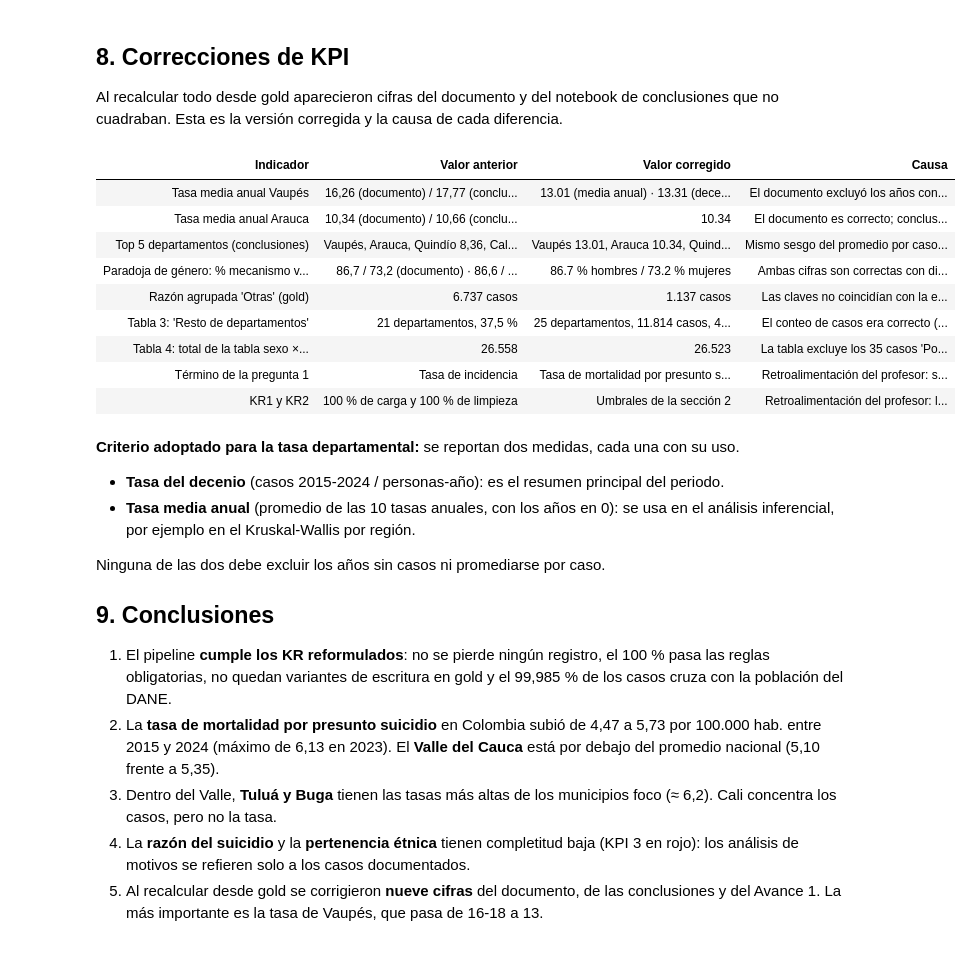
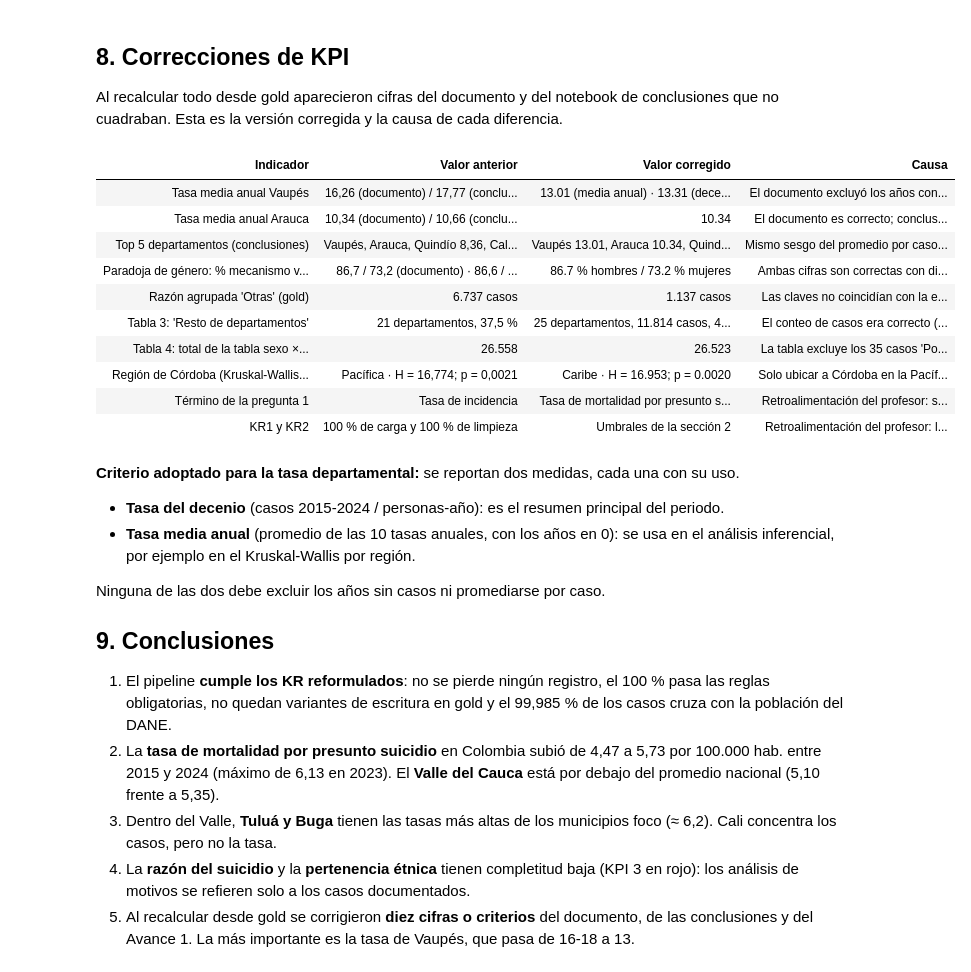
Before and after one commit to danielgomez03/etl-suicidios-colombia, a Jupyter notebook: notebooks/informe.ipynb, the cells around one changed output. Saved outputs shown, nothing was run; the diff lists cells and outputs as text; code cells hidden in the pictures.

```diff
--- a/notebooks/informe.ipynb
+++ b/notebooks/informe.ipynb
@@ -391,0 +395,35 @@ Para el resto de municipios no se calcula tasa: con tan pocos casos sería inest
+# %%
+dec_mun = tasas[(tasas["nivel"] == "Municipio") & (tasas["tipo_periodo"] == "decenio") & (tasas["grupo_edad"] == "Total")]
+por_sexo = dec_mun.pivot_table(index="territorio", columns="sexo", values=["casos", "tasa_100k"])
+por_sexo[("tasa_100k", "Razón H:M")] = (por_sexo[("tasa_100k", "Hombre")] / por_sexo[("tasa_100k", "Mujer")]).round(1)
+inestables = dec_mun[~dec_mun["estable"].astype(bool)].groupby("territorio")["sexo"].agg(", ".join)
+por_sexo[("inestable (< 20 casos)", "")] = por_sexo.index.map(inestables).fillna("—")
+referencia = tasas[(tasas["tipo_periodo"] == "decenio") & (tasas["grupo_edad"] == "Total")
+                   & (tasas["nivel"].eq("Nacional") | tasas["codigo"].eq(FOCO))].pivot_table(index="territorio", columns="sexo", values="tasa_100k")
+print("Referencia (tasa 2015-2024):"); display(referencia)
+display(por_sexo.sort_values(("tasa_100k", "Hombre"), ascending=False))
+
+fig, ax = plt.subplots(figsize=(10, 4))
+orden_h = por_sexo.sort_values(("tasa_100k", "Hombre"), ascending=False).index
+x = range(len(orden_h)); ancho = 0.38
+for i, (sexo, color) in enumerate([("Hombre", AZUL), ("Mujer", NARANJA)]):
+    d = dec_mun[dec_mun["sexo"] == sexo].set_index("territorio").loc[orden_h]
+    xs = [xi + (i - 0.5) * (ancho + 0.02) for xi in x]
+    barras = ax.bar(xs, d["tasa_100k"], width=ancho, color=color, label=sexo)
+    for b, estable in zip(barras, d["estable"].astype(bool)):
+        if not estable:
+            b.set_hatch("///"); b.set_edgecolor("#fcfcfb")
+    ax.axhline(referencia.loc["Valle del Cauca", sexo], color=color, ls="--", lw=1)
+ax.set_xticks(list(x)); ax.set_xticklabels(orden_h)
+ax.set(title="Municipios foco: tasa 2015-2024 por sexo (líneas: Valle del Cauca)", ylabel="Tasa por 100.000 hab.")
+from matplotlib.patches import Patch
+ax.legend(handles=[Patch(color=AZUL, label="Hombre"), Patch(color=NARANJA, label="Mujer")]); ax.grid(axis="x", visible=False)
+fig.text(0.01, -0.03, "Barras rayadas: tasa inestable (< 20 casos).", fontsize=9, color="#52514e")
+plt.tight_layout(); plt.show()
+
+grupos = tasas[(tasas["nivel"] == "Municipio") & (tasas["tipo_periodo"] == "decenio") & (tasas["sexo"] == "Total")
+               & (tasas["grupo_edad"] != "Total")]
+print("Grupos de edad con tasa estable en el decenio (de 17):", grupos.groupby("territorio")["estable"].sum().astype(int).to_dict())
+cali = grupos[grupos["territorio"] == "Cali"].set_index("grupo_edad").reindex(dim_edad["grupo_edad"])
+print("Cali, tasa 2015-2024 por grupo de edad (ambos sexos):")
+cali[["casos", "poblacion", "tasa_100k", "estable"]].T
@@ -638,6 +708,12 @@ arauca = anual[anual["territorio"] == "Arauca"]
 por_caso = casos.merge(anual[["codigo", "periodo", "tasa_100k"]].assign(periodo=lambda d: d["periodo"].astype(int)),
                        left_on=["codigo_dane_departamento", "ano_del_hecho"], right_on=["codigo", "periodo"])
 por_caso = por_caso.groupby("departamento_del_hecho_dane")["tasa_100k"].mean()
+
+from scipy import stats
+media_dep = anual.groupby(["territorio", "region"])["tasa_100k"].mean().reset_index()
+kw = lambda d: stats.kruskal(*[g["tasa_100k"].values for _, g in d.groupby("region")])
+kw_correcto = kw(media_dep)
+kw_documento = kw(media_dep.assign(region=media_dep["region"].where(media_dep["territorio"] != "Córdoba", "Pacifica")))
 
 pg = casos[casos["tipo_mecanismo"] != "Por determinar"].groupby("sexo_de_la_victima")["es_violento"].mean() * 100
 pg_con = casos.groupby("sexo_de_la_victima")["es_violento"].mean() * 100
@@ -656,33 +732,38 @@ correcciones = pd.DataFrame([
     ["Top 5 departamentos (conclusiones)", "Vaupés, Arauca, Quindío 8,36, Caldas 8,04, Guaviare 8,02",
      ", ".join(f"{r.territorio} {r.tasa_media_anual:.2f}" for r in resumen_dep.sort_values("tasa_media_anual", ascending=False).head(5).itertuples()),
      "Mismo sesgo del promedio por caso; Guaviare sale del top 5 y entra Risaralda"],
     ["Paradoja de género: % mecanismo violento", "86,7 / 73,2 (documento) · 86,6 / 73,0 (conclusiones)",
      f"{pg['Hombre']:.1f} % hombres / {pg['Mujer']:.1f} % mujeres",
      f"Ambas cifras son correctas con distinto denominador: conclusiones incluyó los 35 'Por determinar' "
      f"({pg_con['Hombre']:.1f} / {pg_con['Mujer']:.1f}). Se adopta el criterio del documento (excluirlos), igual que en la prueba chi-cuadrado"],
     ["Razón agrupada 'Otras' (gold)", "6.737 casos", f"{fmt((casos['razon_agrupada']=='Otras').sum())} casos",
      "Las claves no coincidían con la escritura real: conflicto de pareja, enfermedad física o mental, abuso de sustancias "
      "y muerte de familiar caían en 'Otras'. Corregido; coincide con la Tabla 8 del documento"],
     ["Tabla 3: 'Resto de departamentos'", "21 departamentos, 37,5 %",
      f"{n_resto_dep} departamentos, {fmt(len(resto))} casos, {len(resto)/len(casos)*100:.1f} %",
      "El conteo de casos era correcto (11.814), pero el número de departamentos y el porcentaje no"],
     ["Tabla 4: total de la tabla sexo × mecanismo", "26.558", fmt((casos["tipo_mecanismo"] != "Por determinar").sum()),
      "La tabla excluye los 35 casos 'Por determinar', así que su total es 26.523"],
+    ["Región de Córdoba (Kruskal-Wallis por región)", f"Pacífica · H = 16,774; p = 0,0021",
+     f"Caribe · H = {kw_correcto.statistic:.3f}; p = {kw_correcto.pvalue:.4f}",
+     f"Solo ubicar a Córdoba en la Pacífica reproduce exactamente el H del documento ({kw_documento.statistic:.3f}); "
+     "Córdoba pertenece a la región Caribe. La conclusión no cambia: se rechaza H0 y Andina vs. Caribe sigue siendo significativa"],
     ["Término de la pregunta 1", "Tasa de incidencia", "Tasa de mortalidad por presunto suicidio",
      "Retroalimentación del profesor: son defunciones, no casos nuevos de una enfermedad"],
     ["KR1 y KR2", "100 % de carga y 100 % de limpieza", "Umbrales de la sección 2",
      "Retroalimentación del profesor: los datos reales pueden traer registros inválidos que se rechazan y documentan"],
 ], columns=["Indicador", "Valor anterior", "Valor corregido", "Causa"])
 correcciones.style.hide(axis="index").set_properties(**{"text-align": "left", "white-space": "pre-wrap"})
 # %% [output]
 | Indicador | Valor anterior | Valor corregido | Causa |
 | Tasa media anual Vaupés | 16,26 (documento) / 17,77 (conclu... | 13.01 (media anual) · 13.31 (dece... | El documento excluyó los años con... |
 | Tasa media anual Arauca | 10,34 (documento) / 10,66 (conclu... | 10.34 | El documento es correcto; conclus... |
 | Top 5 departamentos (conclusiones) | Vaupés, Arauca, Quindío 8,36, Cal... | Vaupés 13.01, Arauca 10.34, Quind... | Mismo sesgo del promedio por caso... |
 | Paradoja de género: % mecanismo v... | 86,7 / 73,2 (documento) · 86,6 / ... | 86.7 % hombres / 73.2 % mujeres | Ambas cifras son correctas con di... |
 | Razón agrupada 'Otras' (gold) | 6.737 casos | 1.137 casos | Las claves no coincidían con la e... |
 | Tabla 3: 'Resto de departamentos' | 21 departamentos, 37,5 % | 25 departamentos, 11.814 casos, 4... | El conteo de casos era correcto (... |
 | Tabla 4: total de la tabla sexo ×... | 26.558 | 26.523 | La tabla excluye los 35 casos 'Po... |
+| Región de Córdoba (Kruskal-Wallis... | Pacífica · H = 16,774; p = 0,0021 | Caribe · H = 16.953; p = 0.0020 | Solo ubicar a Córdoba en la Pacíf... |
 | Término de la pregunta 1 | Tasa de incidencia | Tasa de mortalidad por presunto s... | Retroalimentación del profesor: s... |
 | KR1 y KR2 | 100 % de carga y 100 % de limpieza | Umbrales de la sección 2 | Retroalimentación del profesor: l... |
 # %% [markdown]
@@ -698,4 +779,4 @@ Ninguna de las dos debe excluir los años sin casos ni promediarse por caso.
 2. La **tasa de mortalidad por presunto suicidio** en Colombia subió de 4,47 a 5,73 por 100.000 hab. entre 2015 y 2024 (máximo de 6,13 en 2023). El **Valle del Cauca** está por debajo del promedio nacional (5,10 frente a 5,35).
 3. Dentro del Valle, **Tuluá y Buga** tienen las tasas más altas de los municipios foco (≈ 6,2). Cali concentra los casos, pero no la tasa.
 4. La **razón del suicidio** y la **pertenencia étnica** tienen completitud baja (KPI 3 en rojo): los análisis de motivos se refieren solo a los casos documentados.
-5. Al recalcular desde gold se corrigieron **nueve cifras** del documento, de las conclusiones y del Avance 1. La más importante es la tasa de Vaupés, que pasa de 16-18 a 13.
+5. Al recalcular desde gold se corrigieron **diez cifras o criterios** del documento, de las conclusiones y del Avance 1. La más importante es la tasa de Vaupés, que pasa de 16-18 a 13.
```
Also changed, not shown: parts of 7 cells of this notebook, 13 other files.
